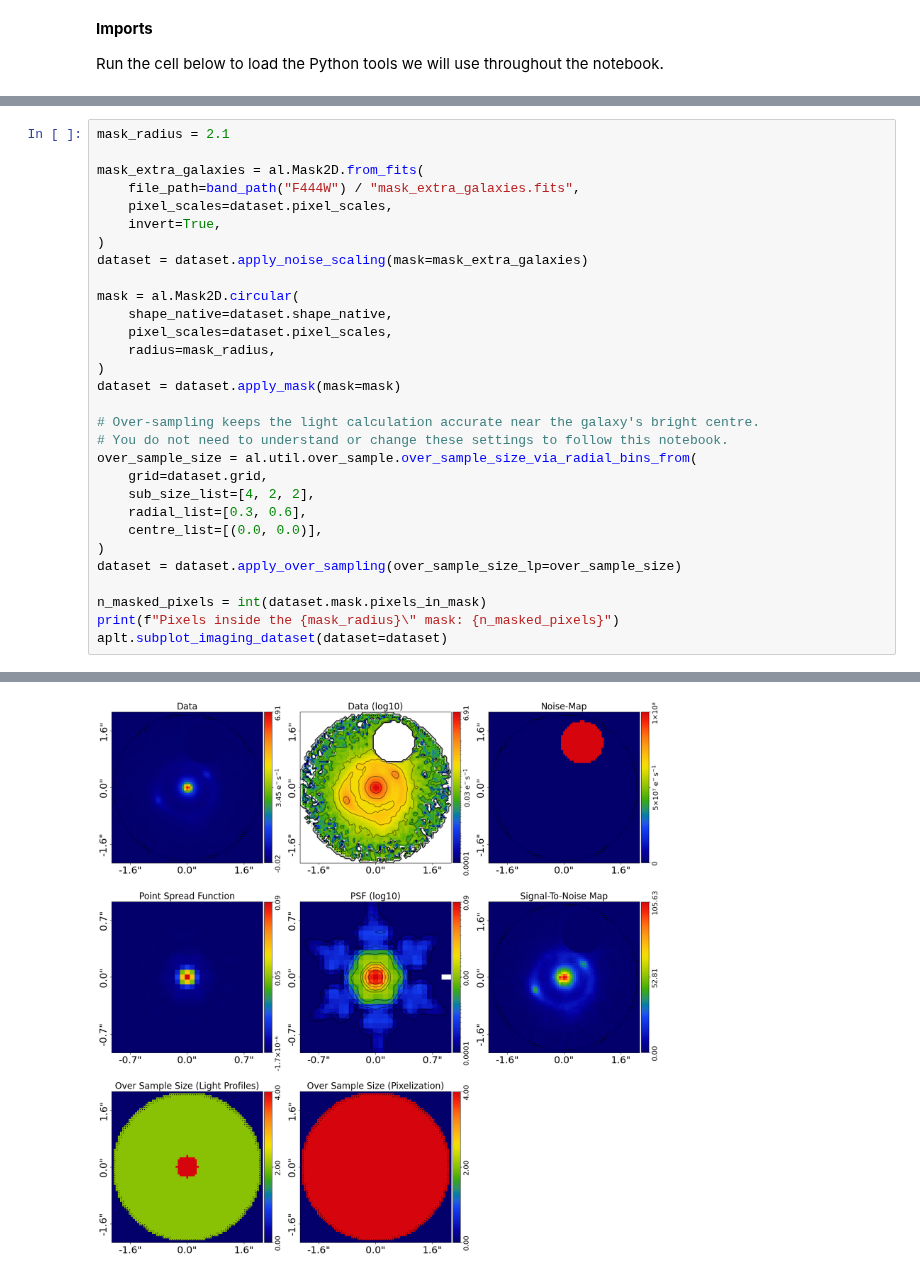
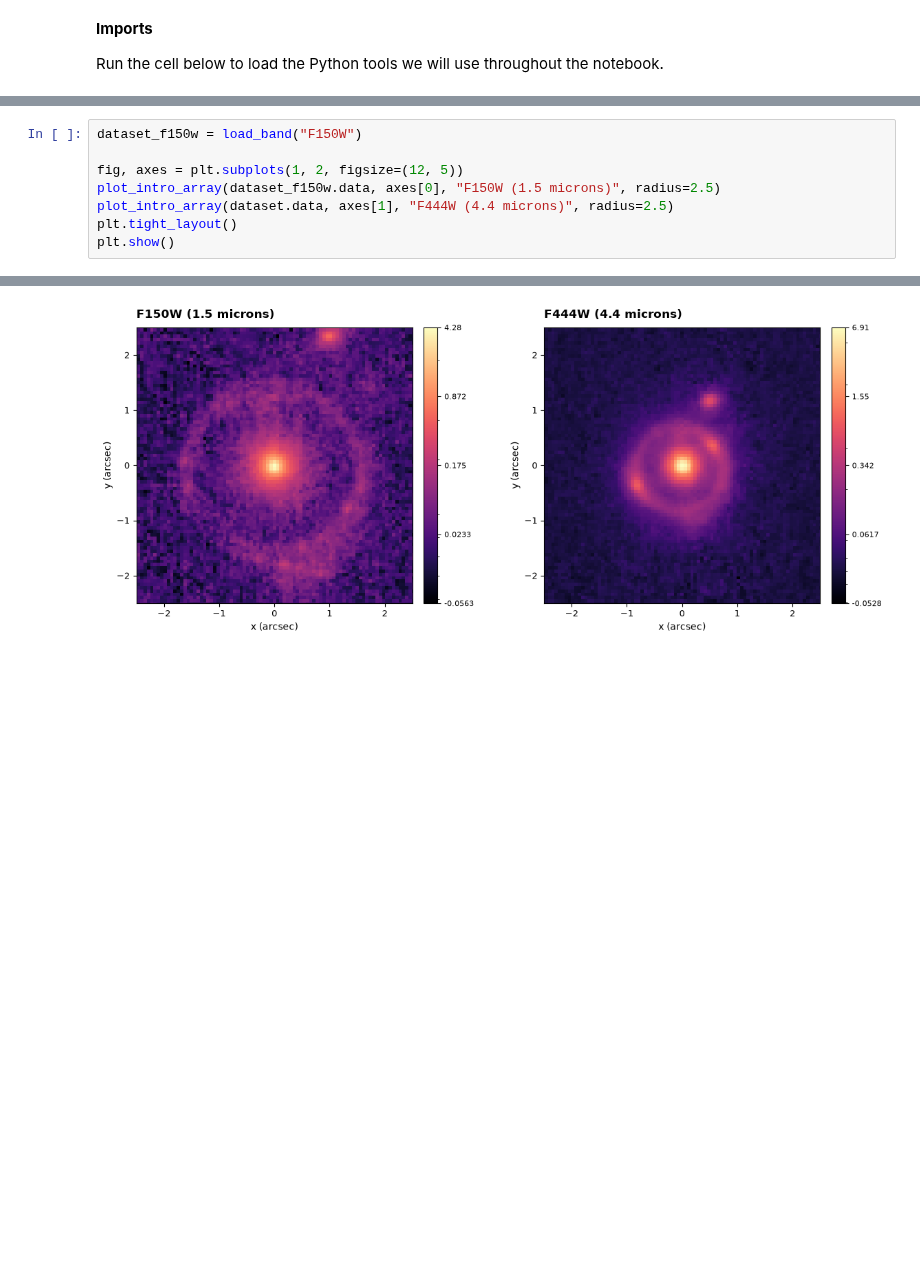
Before and after one commit to PyAutoLabs/autolens_assistant, a Jupyter notebook: docs/colab/cosmos_web_ring_colab.ipynb, the cells around one changed output, grey strips where cells are left out. Drawn from its saved outputs; the diff is of its cells as text; blank space fills up the shorter version.

```diff
--- a/docs/colab/cosmos_web_ring_colab.ipynb
+++ b/docs/colab/cosmos_web_ring_colab.ipynb
@@ -231,31 +342,9 @@ Two steps prepare the image for our analysis.
 # %%
-mask_radius = 2.1
+dataset_f150w = load_band("F150W")
 
-mask_extra_galaxies = al.Mask2D.from_fits(
-    file_path=band_path("F444W") / "mask_extra_galaxies.fits",
-    pixel_scales=dataset.pixel_scales,
-    invert=True,
-)
-dataset = dataset.apply_noise_scaling(mask=mask_extra_galaxies)
-
-mask = al.Mask2D.circular(
-    shape_native=dataset.shape_native,
-    pixel_scales=dataset.pixel_scales,
-    radius=mask_radius,
-)
-dataset = dataset.apply_mask(mask=mask)
-
-# Over-sampling keeps the light calculation accurate near the galaxy's bright centre.
-# You do not need to understand or change these settings to follow this notebook.
-over_sample_size = al.util.over_sample.over_sample_size_via_radial_bins_from(
-    grid=dataset.grid,
-    sub_size_list=[4, 2, 2],
-    radial_list=[0.3, 0.6],
-    centre_list=[(0.0, 0.0)],
-)
-dataset = dataset.apply_over_sampling(over_sample_size_lp=over_sample_size)
-
-n_masked_pixels = int(dataset.mask.pixels_in_mask)
-print(f"Pixels inside the {mask_radius}\" mask: {n_masked_pixels}")
-aplt.subplot_imaging_dataset(dataset=dataset)
+fig, axes = plt.subplots(1, 2, figsize=(12, 5))
+plot_intro_array(dataset_f150w.data, axes[0], "F150W (1.5 microns)", radius=2.5)
+plot_intro_array(dataset.data, axes[1], "F444W (4.4 microns)", radius=2.5)
+plt.tight_layout()
+plt.show()
 # %% [output]
@@ -265,2 +351,2 @@ Pixels inside the 2.1" mask: 3841
-[figure, old version]
+[figure, new version]
 # %% [markdown]
```
Also changed, not shown: parts of 22 cells of this notebook, 10 other files.
